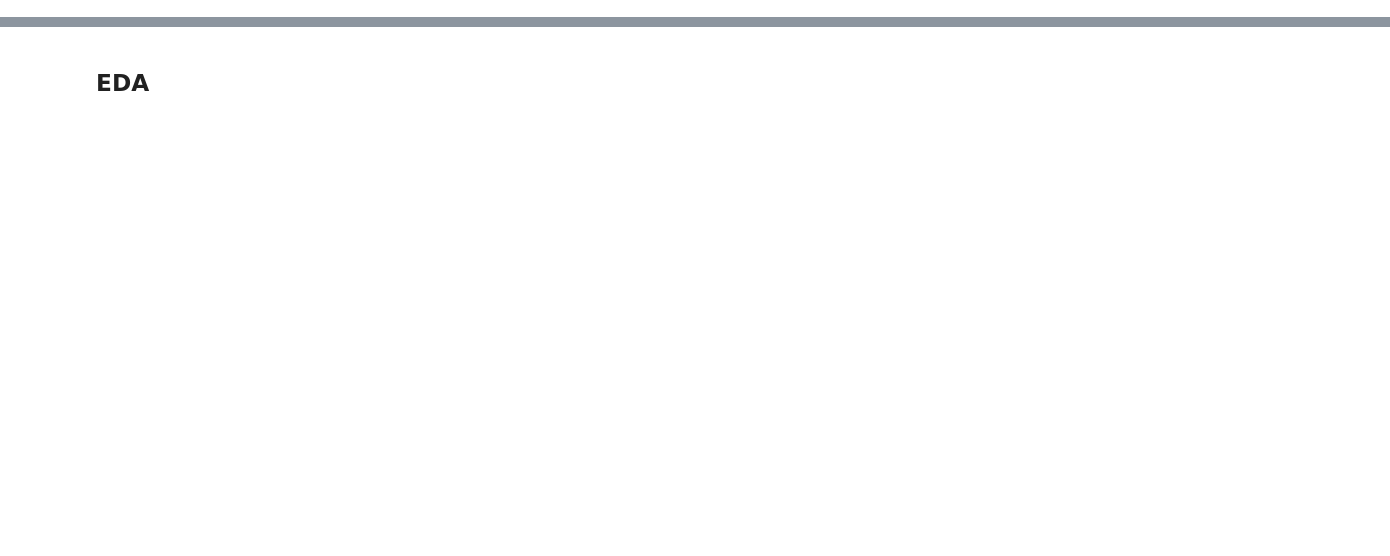
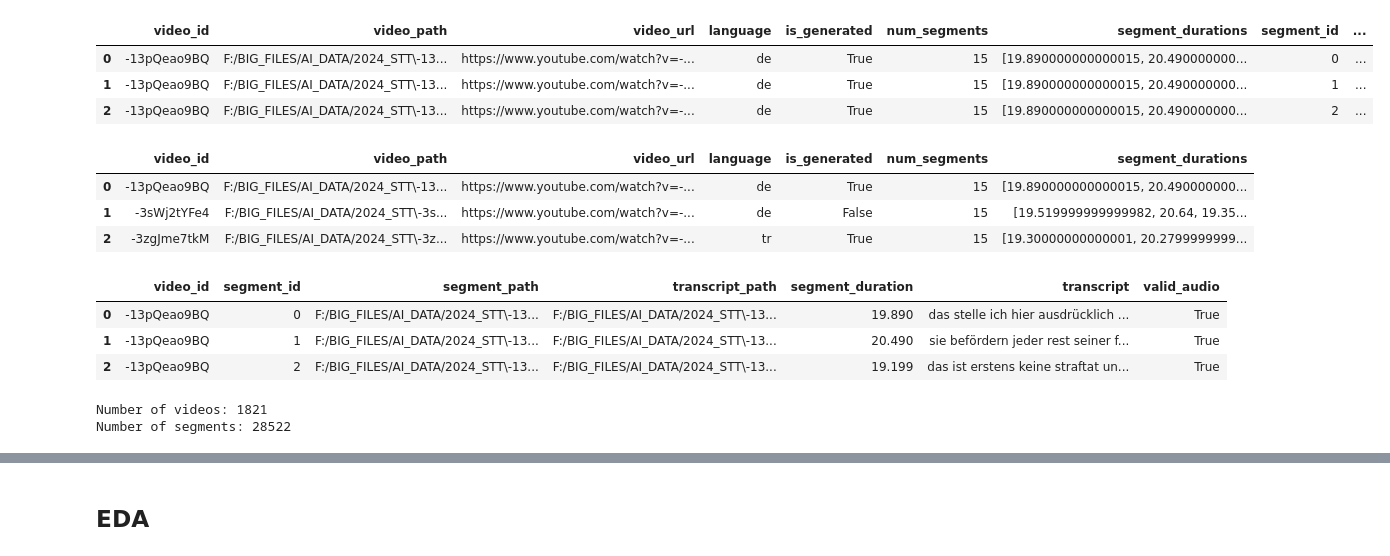
Before and after one commit to ilyii/scream, a Jupyter notebook: evaluation/evaluate.ipynb, the cells around one changed output, grey strips where cells are left out. Saved outputs shown, nothing was run; the diff lists cells and outputs as text; code cells hidden in the pictures; blank space fills up the shorter version.

```diff
--- a/evaluation/evaluate.ipynb
+++ b/evaluation/evaluate.ipynb
@@ -24,7 +29,25 @@ cache_dir = './cache'
 if not os.path.exists(cache_dir):
     os.makedirs(cache_dir)
 # %%
-yt_df, video_df, segment_df = yt_data_to_df(video_dir, do_load_transcripts=True)
+# yt_df, video_df, segment_df = yt_data_to_df(video_dir, do_load_transcripts=True)
+yt_df = pd.read_parquet('yt_df.parquet')
+video_df = pd.read_parquet('video_df.parquet')
+segment_df = pd.read_parquet('segment_df.parquet')
 display(yt_df.head(3), video_df.head(3), segment_df.head(3))
 print(f'Number of videos: {len(video_df)}')
 print(f'Number of segments: {len(segment_df)}')
+# %% [output]
+|  | video_id | video_path | video_url | language | is_generated | num_segments | segment_durations | segment_id | ... |
+| 0 | -13pQeao9BQ | F:/BIG_FILES/AI_DATA/2024_STT\-13... | https://www.youtube.com/watch?v=-... | de | True | 15 | [19.890000000000015, 20.490000000... | 0 | ... |
+| 1 | -13pQeao9BQ | F:/BIG_FILES/AI_DATA/2024_STT\-13... | https://www.youtube.com/watch?v=-... | de | True | 15 | [19.890000000000015, 20.490000000... | 1 | ... |
+| 2 | -13pQeao9BQ | F:/BIG_FILES/AI_DATA/2024_STT\-13... | https://www.youtube.com/watch?v=-... | de | True | 15 | [19.890000000000015, 20.490000000... | 2 | ... |
+|  | video_id | video_path | video_url | language | is_generated | num_segments | segment_durations |
+| 0 | -13pQeao9BQ | F:/BIG_FILES/AI_DATA/2024_STT\-13... | https://www.youtube.com/watch?v=-... | de | True | 15 | [19.890000000000015, 20.490000000... |
+| 1 | -3sWj2tYFe4 | F:/BIG_FILES/AI_DATA/2024_STT\-3s... | https://www.youtube.com/watch?v=-... | de | False | 15 | [19.519999999999982, 20.64, 19.35... |
+| 2 | -3zgJme7tkM | F:/BIG_FILES/AI_DATA/2024_STT\-3z... | https://www.youtube.com/watch?v=-... | tr | True | 15 | [19.30000000000001, 20.2799999999... |
+|  | video_id | segment_id | segment_path | transcript_path | segment_duration | transcript | valid_audio |
+| 0 | -13pQeao9BQ | 0 | F:/BIG_FILES/AI_DATA/2024_STT\-13... | F:/BIG_FILES/AI_DATA/2024_STT\-13... | 19.890 | das stelle ich hier ausdrücklich ... | True |
+| 1 | -13pQeao9BQ | 1 | F:/BIG_FILES/AI_DATA/2024_STT\-13... | F:/BIG_FILES/AI_DATA/2024_STT\-13... | 20.490 | sie befördern jeder rest seiner f... | True |
+| 2 | -13pQeao9BQ | 2 | F:/BIG_FILES/AI_DATA/2024_STT\-13... | F:/BIG_FILES/AI_DATA/2024_STT\-13... | 19.199 | das ist erstens keine straftat un... | True |
+Number of videos: 1821
+Number of segments: 28522
```
Also changed, not shown: parts of 56 cells of this notebook, 29 other files.
